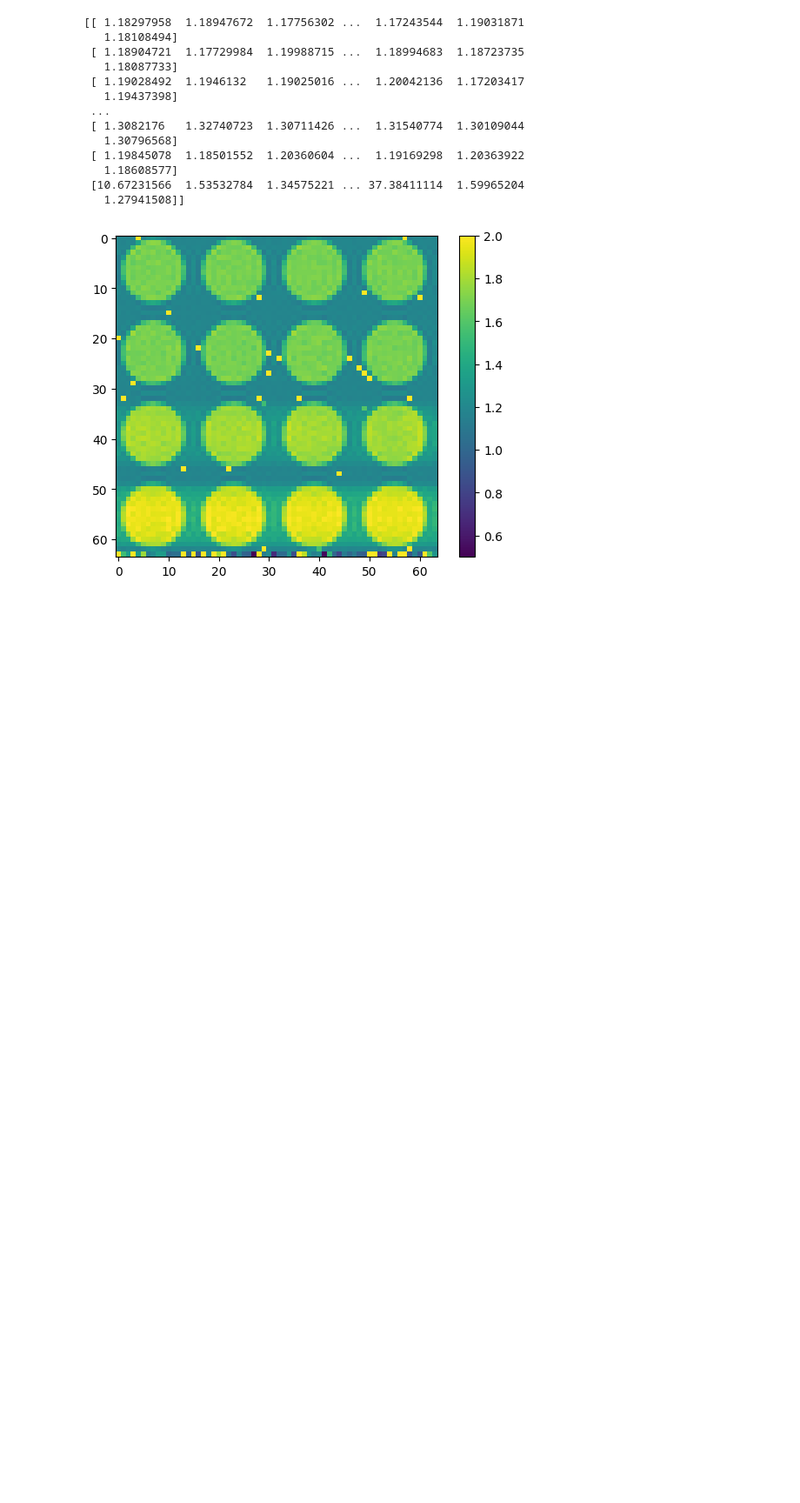
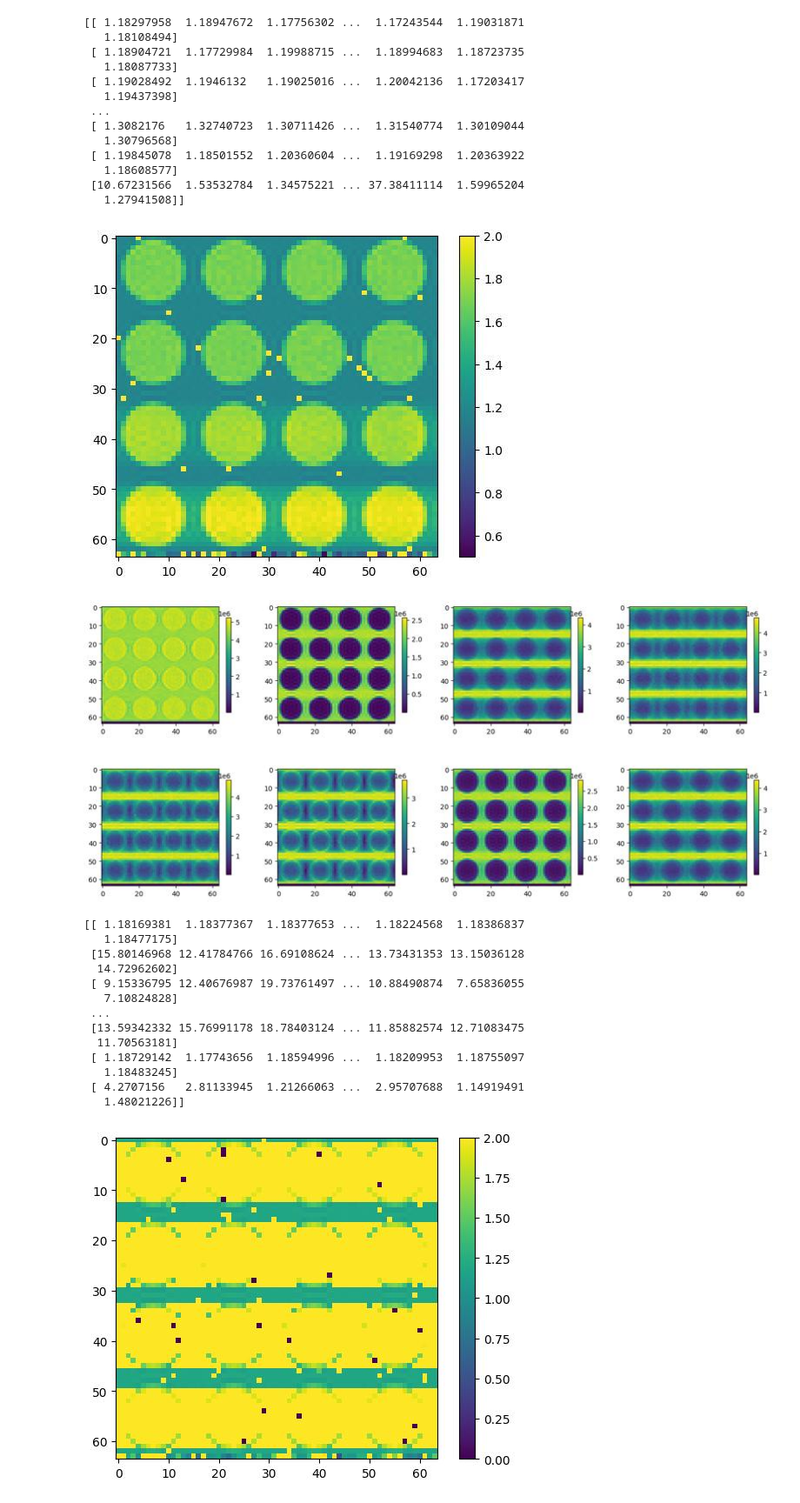
Before and after one commit to bughht/Flow-Bloch-T1-mapping-cpp, a Jupyter notebook: python/T1_fit.ipynb, the cells around one changed output. Shown: that part at 87% size. Drawn from its saved outputs; the diff is of its cells as text; code cells hidden in the pictures; blank space fills up the shorter version.

```diff
--- a/python/T1_fit.ipynb
+++ b/python/T1_fit.ipynb
@@ -158,6 +158,59 @@ plt.clim(0.5,2)
  [10.67231566  1.53532784  1.34575221 ... 37.38411114  1.59965204
    1.27941508]]
 [figure]
+# %%
+MOLLI_readout_img=[]
+MOLLI_readout_t = np.array( [200, 1200, 2200, 3200, 4200, 300, 1300, 2300]) * 1e-3
+for i in range(8):
+    MOLLI_readout_img.append(load_img(
+        # "../exp_result_slow/ID0_Speed_min0.0_max0.00967741935483871",i))
+        "../exp_result_fast/ID0_Speed_min0.9_max1.0",i))
+        # "../exp_result/ID0_Speed_min0.0_max0.029354207436399216",i))
+        # "../img_MOLLI/Phantom_MOLLI_533_TR2.8_FA35_FOV256_K64_thick8_center_first", i))
+        # "../img_MOLLI/Phantom_MOLLI_533_TR2.8_FA20_FOV320_K64_center_first", i))
+        #  "../img_MOLLI/533_TR2.8_FA20_FOV320_K64_center_first_64^3",i))
+        # "../img_MOLLI/533_TR2.8_FA20_FOV320_K64_center_first",i))
+MOLLI_readout_img = np.asarray(MOLLI_readout_img)
+
+# print(MOLLI_readout_img[:, 15, 15])
+
+plt.figure(figsize=(18,8))
+for i in range(8):
+    plt.subplot(2, 4, i+1)
+    plt.imshow(MOLLI_readout_img[i])
+    plt.colorbar(shrink=0.7)
+plt.show()
+
+T1_result = np.zeros(MOLLI_readout_img[0].shape)
+
+for x, y in tqdm(np.ndindex(MOLLI_readout_img[0].shape)):
+    # T1_star, T1, A, B = MAGIR(
+    T1_star, T1, A, B = MF_MAGIR(
+        MOLLI_readout_t, MOLLI_readout_img[:, x, y])
+    T1_result[x, y] = T1
+
+print(T1_result)
+
+plt.figure()
+plt.imshow(T1_result)
+plt.colorbar()
+plt.clim(0,2)
+# %% [output]
+[figure, added]
+[[ 1.18169381  1.18377367  1.18377653 ...  1.18224568  1.18386837
+   1.18477175]
+ [15.80146968 12.41784766 16.69108624 ... 13.73431353 13.15036128
+  14.72962602]
+ [ 9.15336795 12.40676987 19.73761497 ... 10.88490874  7.65836055
+   7.10824828]
+ ...
+ [13.59342332 15.76991178 18.78403124 ... 11.85882574 12.71083475
+  11.70563181]
+ [ 1.18729142  1.17743656  1.18594996 ...  1.18209953  1.18755097
+   1.18483245]
+ [ 4.2707156   2.81133945  1.21266063 ...  2.95707688  1.14919491
+   1.48021226]]
+[figure, added]
 # %%
 MOLLI_readout_img=[]
 MOLLI_readout_t = np.array( [200, 1200, 2200, 3200, 4200, 300, 1300, 2300]) * 1e-3
```
Also changed, not shown: parts of 1 cell of this notebook, 19 other files.
